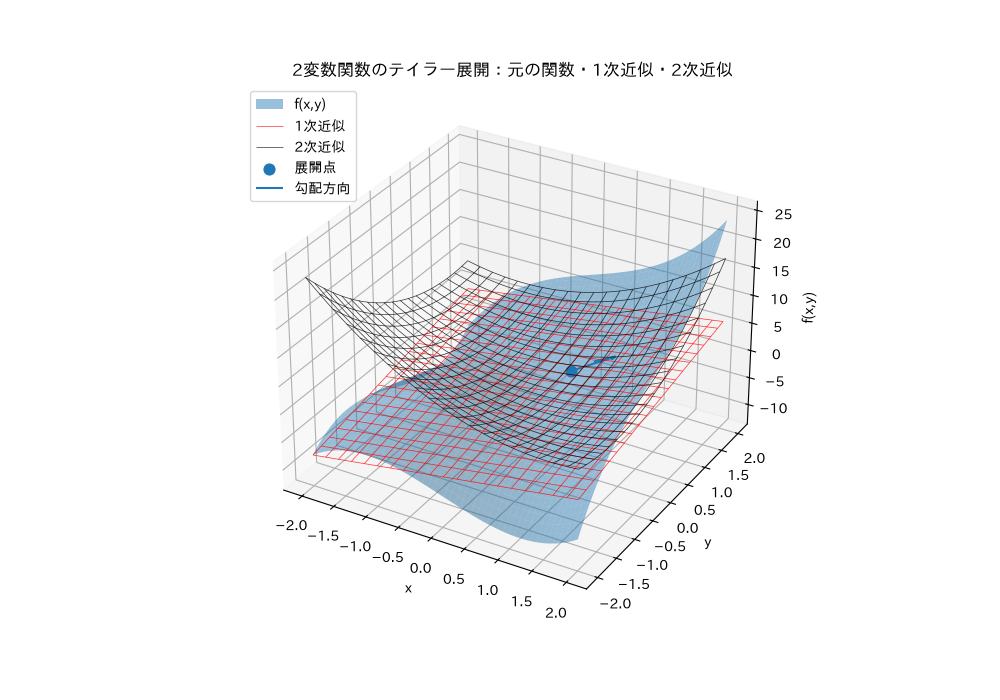
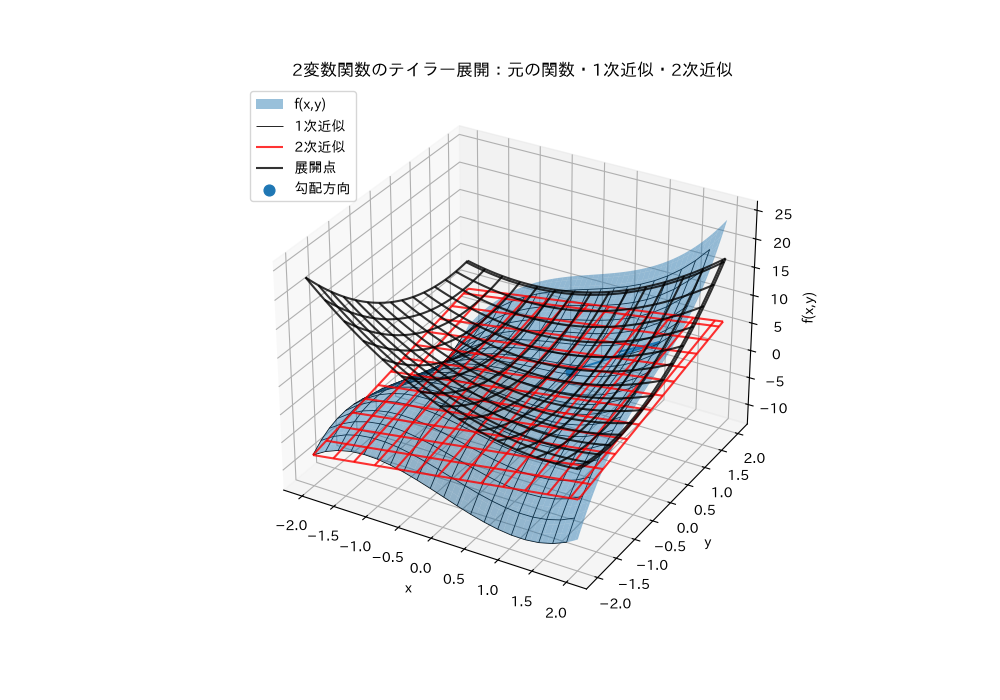
The notebook cell's code change between the first figure and the second:
--- before
+++ after
@@ -60,12 +60,21 @@
 
 # 元の関数
-ax.plot_surface(X, Y, Z, alpha=0.45, linewidth=0, label='f(x,y)')
+# 面だけ
+ax.plot_surface(X, Y, Z, alpha=0.45, linewidth=2, label='f(x,y), cmap="viridis"')
+# 格子だけ
+ax.plot_wireframe(
+    X[::5, ::5],
+    Y[::5, ::5],
+    Z[::5, ::5],
+    color="k",
+    linewidth=0.6
+)
 
 # 1次近似
 ax.plot_wireframe(X, Y, Z_taylor_1,
-                  rstride=5,
-                  cstride=5,
+                  rstride=8,
+                  cstride=8,
                   alpha=0.8, 
-                  linewidth=0.5, 
+                  linewidth=1.5, 
                   color="red", 
                   label='1次近似')
@@ -73,8 +82,8 @@
 # 2次近似
 ax.plot_wireframe(X, Y, Z_taylor_2,
-                  rstride=5,
-                  cstride=5,
+                  rstride=7,
+                  cstride=7,
                   alpha=0.8,
-                  linewidth=0.5,
+                  linewidth=1.5,
                   color="black",
                   label='2次近似')
@@ -90,5 +99,5 @@
     scale * nabla[1],
     scale * (nabla[0]**2 + nabla[1]**2),
-    length=1.0,
+    length=2.0,
     normalize=False
 )
@@ -107,2 +116,43 @@
 print("H =")
 print(H)
+
+# 勾配方向に沿ったテイラー展開の比較
+
+g = np.array([f_x(x0, y0), f_y(x0, y0)])
+g_unit = g / np.linalg.norm(g)
+
+# 勾配方向の距離 s
+s = np.linspace(-1.5, 1.5, 200)
+
+# 勾配方向に沿った点
+xs = x0 + s * g_unit[0]
+ys = y0 + s * g_unit[1]
+
+# 元の関数
+z_true = f(xs, ys)
+
+# 1次近似
+f0 = f(x0, y0)
+z_taylor_1 = f0 + np.linalg.norm(g) * s
+
+# 2次近似
+H = np.array([
+    [f_xx(x0, y0), f_xy(x0, y0)],
+    [f_yx(x0, y0), f_yy(x0, y0)]
+])
+
+curvature = g_unit.T @ H @ g_unit
+
+z_taylor_2 = f0 + np.linalg.norm(g) * s + 0.5 * curvature * s**2
+
+plt.figure(figsize=(8, 4))
+plt.plot(s, z_true, label="元の関数")
+plt.plot(s, z_taylor_1, "--", label="1次近似")
+plt.plot(s, z_taylor_2, "--", label="2次近似")
+plt.axvline(0, linestyle="--", linewidth=1)
+plt.xlabel("勾配方向の移動量 s")
+plt.ylabel("f(x, y)")
+plt.legend()
+plt.grid()
+plt.suptitle("勾配方向に沿ったテイラー展開の比較")
+plt.show()

Commit: 図の変更